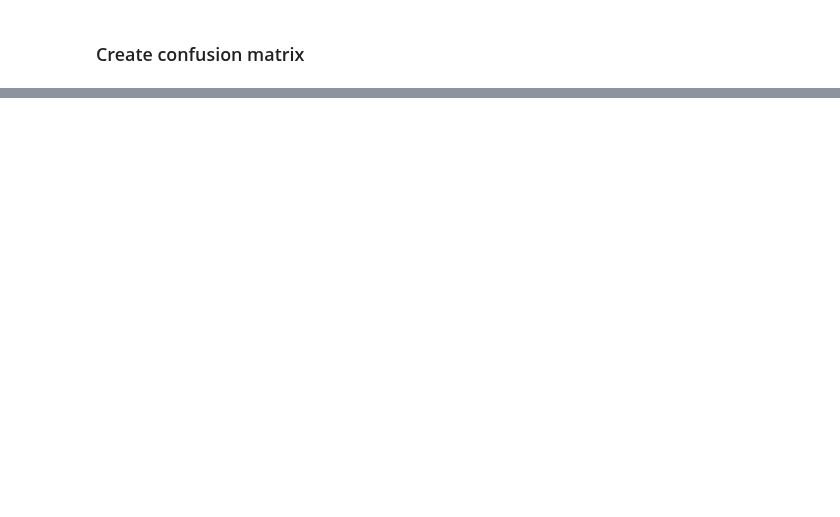
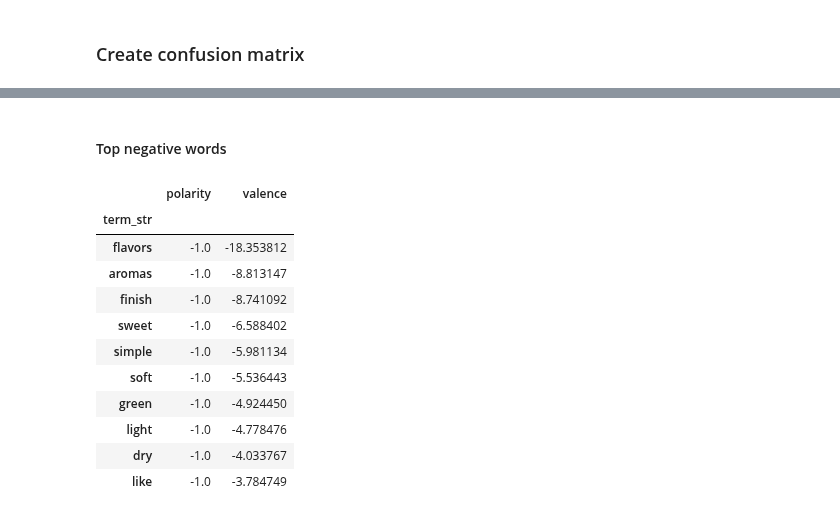
Before and after one commit to UVA-DSI/DS5559, a Jupyter notebook: labs/2019-04-25_Lab12/DS5559_NaiveBayes_WineReviews-v5-FINAL.ipynb, the cells around one changed output, grey strips where cells are left out. Saved outputs shown, nothing was run; the diff lists cells and outputs as text; code cells hidden in the pictures; blank space fills up the shorter version.

```diff
--- a/labs/2019-04-25_Lab12/DS5559_NaiveBayes_WineReviews-v5-FINAL.ipynb
+++ b/labs/2019-04-25_Lab12/DS5559_NaiveBayes_WineReviews-v5-FINAL.ipynb
@@ -379,0 +418,17 @@ ACC: 0.96 (accuracy)
+# %% [markdown]
+#### Top negative words
+# %%
+sentilex.sort_values('valence', ascending=True).head(10)
+# %% [output]
+|  | polarity | valence |
+| term_str |  |  |
+| flavors | -1.0 | -18.353812 |
+| aromas | -1.0 | -8.813147 |
+| finish | -1.0 | -8.741092 |
+| sweet | -1.0 | -6.588402 |
+| simple | -1.0 | -5.981134 |
+| soft | -1.0 | -5.536443 |
+| green | -1.0 | -4.924450 |
+| light | -1.0 | -4.778476 |
+| dry | -1.0 | -4.033767 |
+| like | -1.0 | -3.784749 |
```
Also changed, not shown: parts of 39 cells of this notebook.
